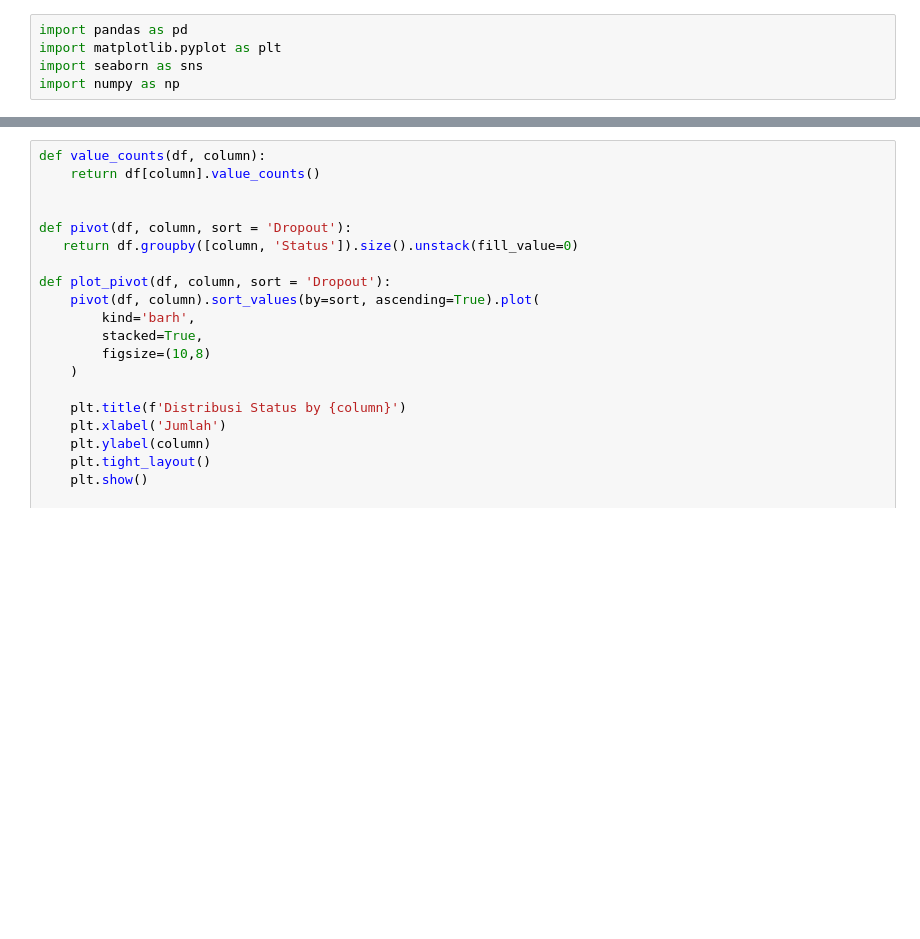
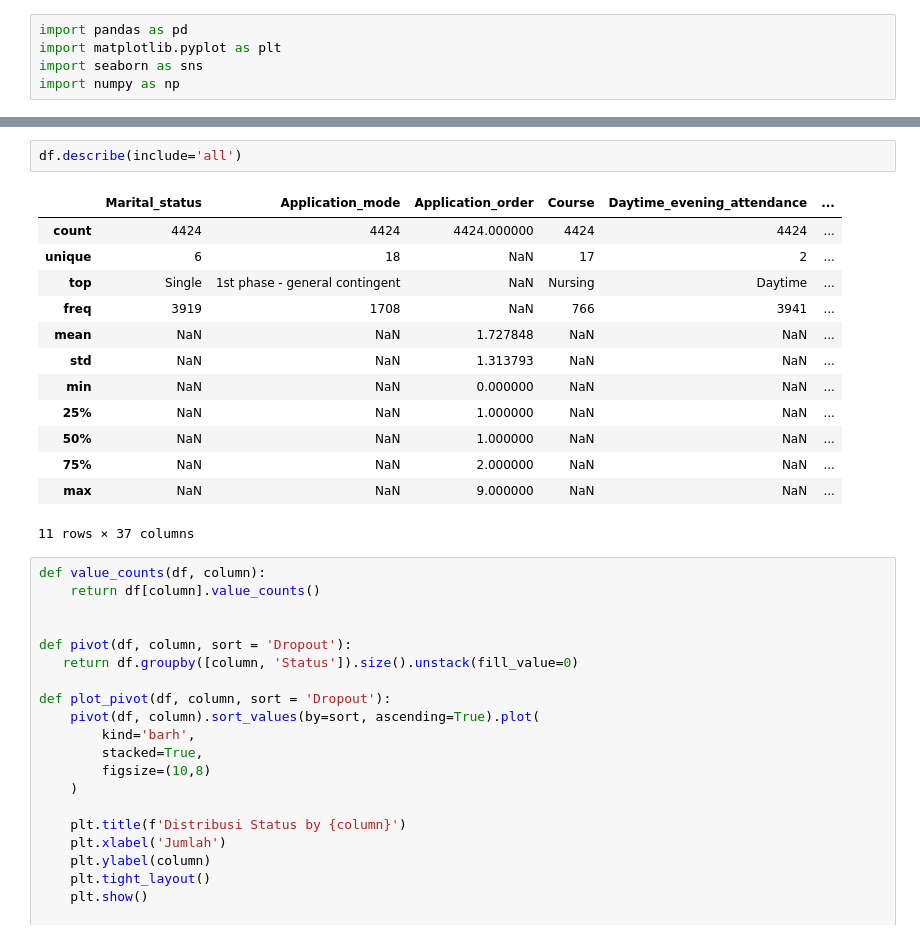
Before and after one commit to BarzDev/streamlit_for_PDS2, a Jupyter notebook: notebook_explore.ipynb, the cells around one changed output, grey strips where cells are left out. Drawn from its saved outputs; the diff is of its cells as text; blank space fills up the shorter version.

```diff
--- a/notebook_explore.ipynb
+++ b/notebook_explore.ipynb
@@ -17,3 +23,19 @@ df.head()
+# %%
+df.describe(include='all')
+# %% [output]
+|  | Marital_status | Application_mode | Application_order | Course | Daytime_evening_attendance | ... |
+| count | 4424 | 4424 | 4424.000000 | 4424 | 4424 | ... |
+| unique | 6 | 18 | NaN | 17 | 2 | ... |
+| top | Single | 1st phase - general contingent | NaN | Nursing | Daytime | ... |
+| freq | 3919 | 1708 | NaN | 766 | 3941 | ... |
+| mean | NaN | NaN | 1.727848 | NaN | NaN | ... |
+| std | NaN | NaN | 1.313793 | NaN | NaN | ... |
+| min | NaN | NaN | 0.000000 | NaN | NaN | ... |
+| 25% | NaN | NaN | 1.000000 | NaN | NaN | ... |
+| 50% | NaN | NaN | 1.000000 | NaN | NaN | ... |
+| 75% | NaN | NaN | 2.000000 | NaN | NaN | ... |
+| max | NaN | NaN | 9.000000 | NaN | NaN | ... |
+11 rows × 37 columns
 # %%
 def value_counts(df, column):
     return df[column].value_counts()
```
Also changed, not shown: parts of 4 cells of this notebook, 2 other files.
